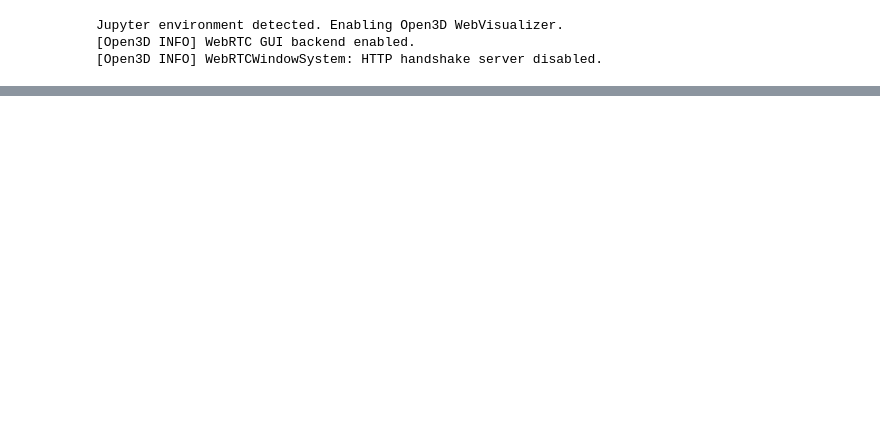
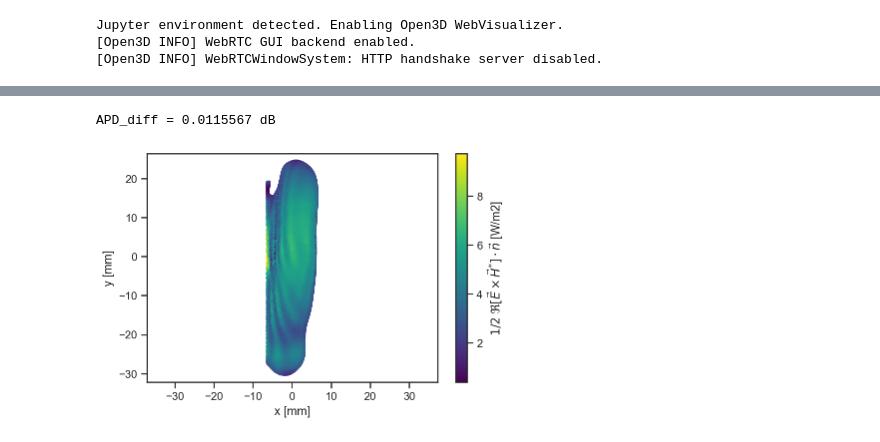
Before and after one commit to akapet00/EMF-exposure-analysis, a Jupyter notebook: notebooks/IMBioC2022_paper.ipynb, the cells around one changed output, grey strips where cells are left out. Drawn from its saved outputs; the diff is of its cells as text; code cells hidden in the pictures; blank space fills up the shorter version.

```diff
--- a/notebooks/IMBioC2022_paper.ipynb
+++ b/notebooks/IMBioC2022_paper.ipynb
@@ -592,0 +455,55 @@ APD_diff = 0.0492910 dB
+# %%
+# difference in dB between absorbed power denesities computed on rectangular-
+# and circular-shaped averaging surface
+
+APD_diff = diff_in_dB(APD_rect, APD_circ)
+print(f'APD_diff = {APD_diff:.7f} dB')
+# %% [output]
+APD_diff = 0.0115567 dB
+# %%
+# define coordinate frame in open3d
+
+pcd = o3d.geometry.PointCloud()
+pcd.points = o3d.utility.Vector3dVector(xyz_crop)
+center = pcd.get_center()
+pcd.paint_uniform_color([0.5, 0.5, 0.5])
+cframe = o3d.geometry.TriangleMesh.create_coordinate_frame(size=10,
+                                                           origin=center)
+o3d.visualization.draw_geometries([cframe, pcd])
+# %%
+# translate the coordinates of the model to have the center at (0, 0, 0)
+
+xyz_crop_t = np.c_[xyz_crop[:, 0] - center[0],
+              xyz_crop[:, 1] - center[1],
+              xyz_crop[:, 2] - center[2]]
+pcd_t = o3d.geometry.PointCloud()
+pcd_t.points = o3d.utility.Vector3dVector(xyz_crop_t)
+center_t = pcd_t.get_center()
+pcd_t.paint_uniform_color([0.5, 0.5, 0.5])
+cframe_t = o3d.geometry.TriangleMesh.create_coordinate_frame(size=10,
+                                                             origin=center_t)
+o3d.visualization.draw_geometries([cframe_t, pcd_t])
+# %%
+# extract the points visible from the xy-plane point of view
+
+diameter = np.linalg.norm(pcd_t.get_max_bound() - pcd_t.get_min_bound())
+radius = 10 ** 5.5
+camera = [0, 0, -diameter]
+
+_, pt_map = pcd_t.hidden_point_removal(camera, radius)
+
+xyz_t_zy = xyz_crop_t[pt_map]
+Sr_t_zy = Sr_crop[pt_map]
+pcd_t_zy = o3d.geometry.PointCloud()
+pcd_t_zy.points = o3d.utility.Vector3dVector(xyz_t_zy)
+pcd_t_zy.colors = o3d.utility.Vector3dVector(colormap_from_array(Sr_t_zy))
+o3d.visualization.draw_geometries([cframe_t, pcd_t_zy])
+# %%
+# visualization of the real part of the power density normal to the zy-surface
+
+fig, ax = scatter_2d({'x [mm]': xyz_t_zy[:, 0],
+                      'y [mm]': xyz_t_zy[:, 1],
+                      Sr_label: Sr_t_zy},
+                     s=1);
+# %% [output]
+[figure, added]
```
Also changed, not shown: parts of 41 cells of this notebook.
